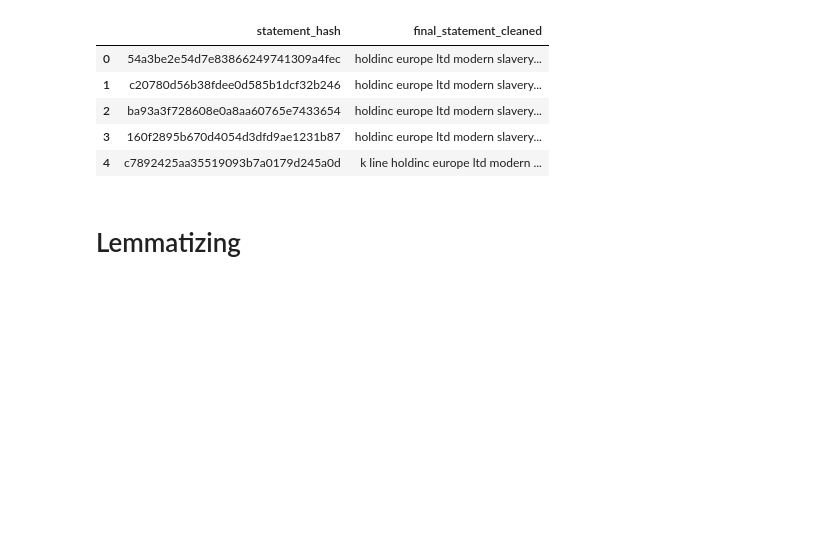
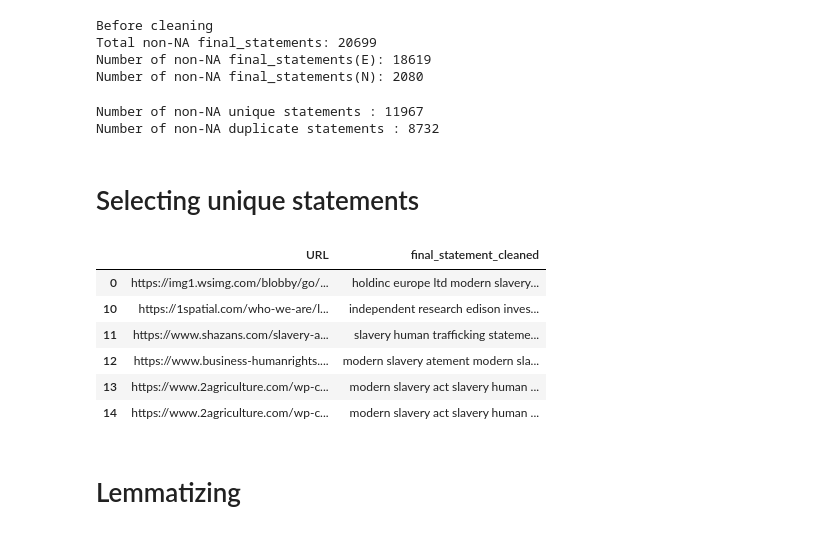
Before and after one commit to dmp1999/modern_slavery_registry, a Jupyter notebook: notebooks/20201203-statement-cleaning-additional.ipynb, the cells around one changed output. Cells and saved outputs as stored; diff of their text form; code cells hidden in the pictures; blank space fills up the shorter version.

```diff
--- a/notebooks/20201203-statement-cleaning-additional.ipynb
+++ b/notebooks/20201203-statement-cleaning-additional.ipynb
@@ -54,12 +41,40 @@ subset_data = data[["statement_hash",
-# %%
-subset_data.head()
-# %% [output]
-|  | statement_hash | final_statement_cleaned |
-| 0 | 54a3be2e54d7e83866249741309a4fec | holdinc europe ltd modern slavery... |
-| 1 | c20780d56b38fdee0d585b1dcf32b246 | holdinc europe ltd modern slavery... |
-| 2 | ba93a3f728608e0a8aa60765e7433654 | holdinc europe ltd modern slavery... |
-| 3 | 160f2895b670d4054d3dfd9ae1231b87 | holdinc europe ltd modern slavery... |
-| 4 | c7892425aa35519093b7a0179d245a0d | k line holdinc europe ltd modern ... |
+# %%
+print("Before cleaning")
+print(f"Total non-NA final_statements: {np.sum((data['final_statement_cleaned'] != '#NA'))}")
+
+print("Number of non-NA final_statements(E): "
+      f"{np.sum((data['final_statement_cleaned'] != '#NA') & (data['final_statement(E/N)'] == 'E'))}")
+
+print("Number of non-NA final_statements(N): "
+      f"{np.sum((data['final_statement_cleaned'] != '#NA') & (data['final_statement(E/N)'] == 'N'))}")
+# %% [output]
+Before cleaning
+Total non-NA final_statements: 20699
+Number of non-NA final_statements(E): 18619
+Number of non-NA final_statements(N): 2080
+# %%
+print("Number of non-NA unique statements : "
+      f"{np.sum((data['final_statement_cleaned']!='#NA') & (data['duplicate_statement']==False))}")
+
+print("Number of non-NA duplicate statements : "
+      f"{np.sum((data['final_statement_cleaned']!='#NA') & (data['duplicate_statement']==True))}")
+# %% [output]
+Number of non-NA unique statements : 11967
+Number of non-NA duplicate statements : 8732
+# %% [markdown]
+# Selecting unique statements
+# %%
+subset_data = data[data["final_statement_cleaned"]!="#NA"][["URL", "final_statement_cleaned"]].copy()
+subset_data.drop_duplicates(subset="URL", inplace=True)
+subset_data.head(6)
+# %% [output]
+|  | URL | final_statement_cleaned |
+| 0 | https://img1.wsimg.com/blobby/go/... | holdinc europe ltd modern slavery... |
+| 10 | https://1spatial.com/who-we-are/l... | independent research edison inves... |
+| 11 | https://www.shazans.com/slavery-a... | slavery human trafficking stateme... |
+| 12 | https://www.business-humanrights.... | modern slavery atement modern sla... |
+| 13 | https://www.2agriculture.com/wp-c... | modern slavery act slavery human ... |
+| 14 | https://www.2agriculture.com/wp-c... | modern slavery act slavery human ... |
 # %% [markdown]
 # Lemmatizing
 # %%
```
Also changed, not shown: parts of 28 cells of this notebook, 2 other files.
